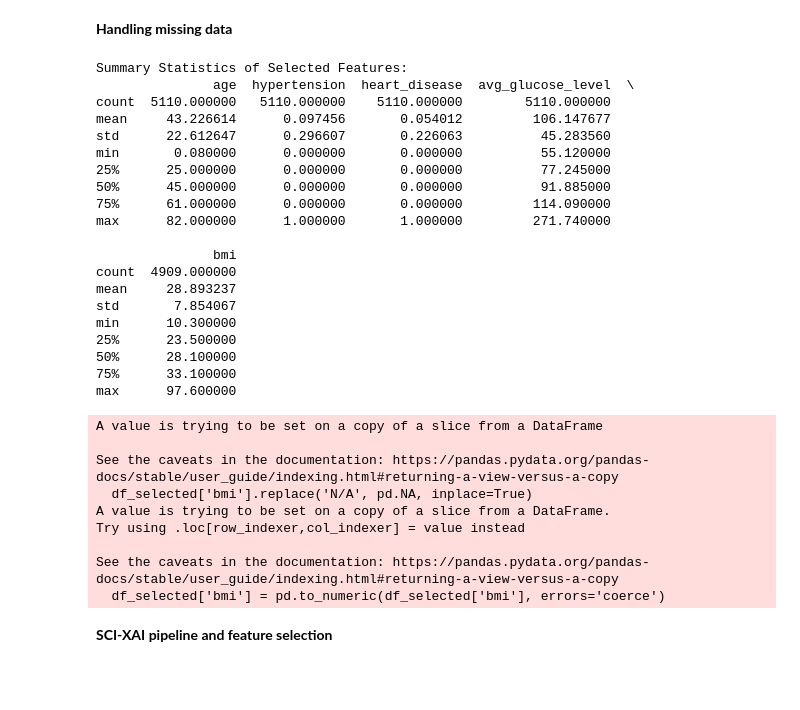
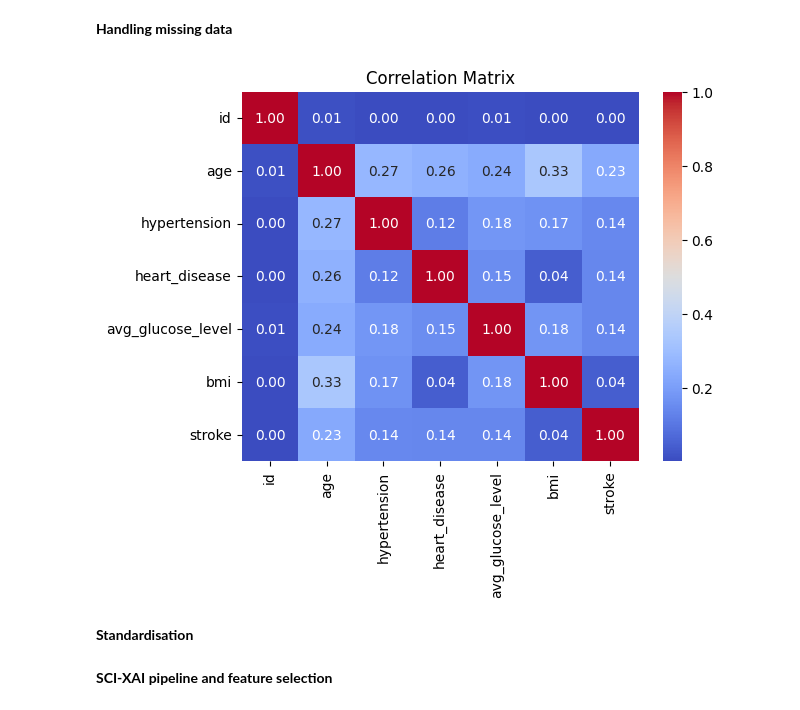
Before and after one commit to zen-0wl/XAl-on-healthcare-diagnostics, a Jupyter notebook: feature-selection.ipynb, the cells around one changed output. Cells and saved outputs as stored; diff of their text form; code cells hidden in the pictures; blank space fills up the shorter version.

```diff
--- a/feature-selection.ipynb
+++ b/feature-selection.ipynb
@@ -17,40 +34,23 @@ df_selected = df[selected_features + ['stroke']]
 # %% [markdown]
 <font color="bluegrey" size=+1.0><b>Handling missing data</b></font>
-# %%
-# Replace 'N/A' with pd.NA for proper handling
-df_selected['bmi'].replace('N/A', pd.NA, inplace=True)
-# Convert 'bmi' to numeric
-df_selected['bmi'] = pd.to_numeric(df_selected['bmi'], errors='coerce')
-
-print("Summary Statistics of Selected Features:")
-print(df_selected[selected_features].describe())
-# %% [output]
-Summary Statistics of Selected Features:
-               age  hypertension  heart_disease  avg_glucose_level  \
-count  5110.000000   5110.000000    5110.000000        5110.000000
-mean     43.226614      0.097456       0.054012         106.147677
-std      22.612647      0.296607       0.226063          45.283560
-min       0.080000      0.000000       0.000000          55.120000
-25%      25.000000      0.000000       0.000000          77.245000
-50%      45.000000      0.000000       0.000000          91.885000
-75%      61.000000      0.000000       0.000000         114.090000
-max      82.000000      1.000000       1.000000         271.740000
-
-               bmi
-count  4909.000000
-mean     28.893237
-std       7.854067
-min      10.300000
-25%      23.500000
-50%      28.100000
-75%      33.100000
-max      97.600000
-A value is trying to be set on a copy of a slice from a DataFrame
-
-See the caveats in the documentation: https://pandas.pydata.org/pandas-docs/stable/user_guide/indexing.html#returning-a-view-versus-a-copy
-  df_selected['bmi'].replace('N/A', pd.NA, inplace=True)
-A value is trying to be set on a copy of a slice from a DataFrame.
-Try using .loc[row_indexer,col_indexer] = value instead
-
-See the caveats in the documentation: https://pandas.pydata.org/pandas-docs/stable/user_guide/indexing.html#returning-a-view-versus-a-copy
-  df_selected['bmi'] = pd.to_numeric(df_selected['bmi'], errors='coerce')
+# %%
+import numpy as np
+import matplotlib.pyplot as plt
+import seaborn as sns
+
+df['bmi'].replace('N/A', np.nan, inplace=True)
+df['bmi'] = pd.to_numeric(df['bmi'], errors='coerce')
+
+df.dropna(inplace=True)
+
+# numeric columns
+numeric_columns = df.select_dtypes(include=np.number)
+
+# Visualize correlations
+sns.heatmap(numeric_columns.corr(), annot=True, cmap='coolwarm', fmt=".2f")
+plt.title('Correlation Matrix')
+plt.show()
+# %% [output]
+[figure, added]
+# %% [markdown]
+<font color="bluegrey" size=+1.0><b>Standardisation</b></font>
```
Also changed, not shown: parts of 8 cells of this notebook.
